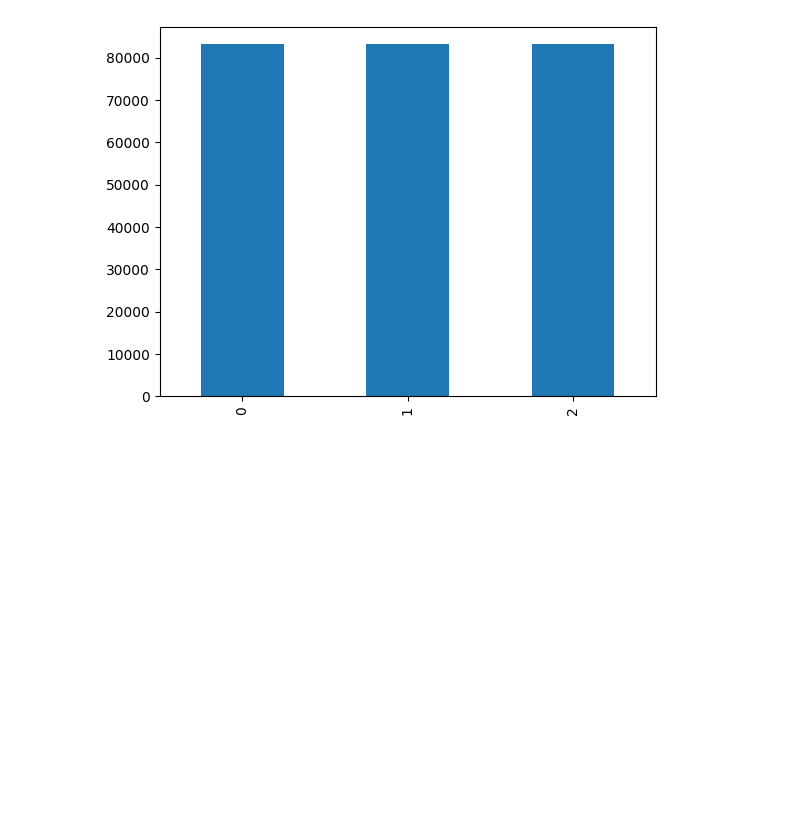
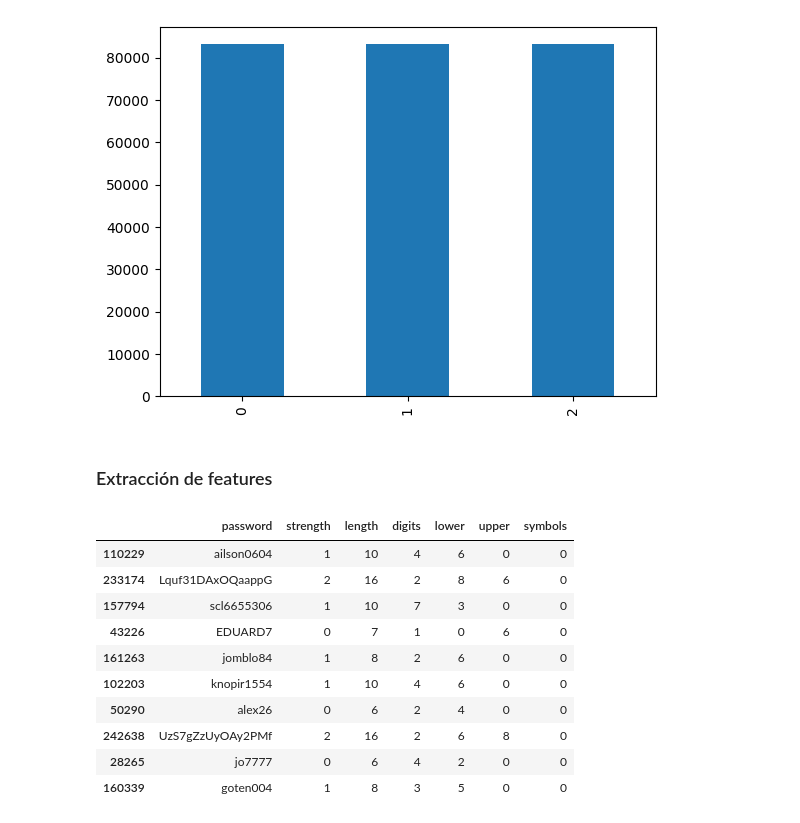
Before and after one commit to ReneVentura/Proyecto-security-DS, a Jupyter notebook: Proyecto.ipynb, the cells around one changed output. Drawn from its saved outputs; the diff is of its cells as text; code cells hidden in the pictures; blank space fills up the shorter version.

```diff
--- a/Proyecto.ipynb
+++ b/Proyecto.ipynb
@@ -78,3 +78,49 @@ new_df['strength'].value_counts().plot(kind='bar')
 # %% [output]
 <AxesSubplot: >
 [figure]
+# %% [markdown]
+### Extracción de features
+# %%
+def count_digits(s):
+    d = 0
+    for c in s:
+        if c.isdigit():
+            d += 1
+    return d
+def count_lower(s):
+    l = 0
+    for c in s:
+        if c.islower():
+            l += 1
+    return l
+def count_upper(s):
+    u = 0
+    for c in s:
+        if c.isupper():
+            u += 1
+    return u
+def count_symbols(s):
+    sym = 0
+    for c in s:
+        if not c.isupper() and not c.islower() and not c.isdigit():
+            sym += 1
+    return sym
+# %%
+new_df['length'] = new_df['password'].apply(len)
+new_df['digits'] = new_df['password'].apply(count_digits)
+new_df['lower'] = new_df['password'].apply(count_lower)
+new_df['upper'] = new_df['password'].apply(count_upper)
+new_df['symbols'] = new_df['password'].apply(count_symbols)
+new_df.sample(10)
+# %% [output]
+|  | password | strength | length | digits | lower | upper | symbols |
+| 110229 | ailson0604 | 1 | 10 | 4 | 6 | 0 | 0 |
+| 233174 | Lquf31DAxOQaappG | 2 | 16 | 2 | 8 | 6 | 0 |
+| 157794 | scl6655306 | 1 | 10 | 7 | 3 | 0 | 0 |
+| 43226 | EDUARD7 | 0 | 7 | 1 | 0 | 6 | 0 |
+| 161263 | jomblo84 | 1 | 8 | 2 | 6 | 0 | 0 |
+| 102203 | knopir1554 | 1 | 10 | 4 | 6 | 0 | 0 |
+| 50290 | alex26 | 0 | 6 | 2 | 4 | 0 | 0 |
+| 242638 | UzS7gZzUyOAy2PMf | 2 | 16 | 2 | 6 | 8 | 0 |
+| 28265 | jo7777 | 0 | 6 | 4 | 2 | 0 | 0 |
+| 160339 | goten004 | 1 | 8 | 3 | 5 | 0 | 0 |
```
